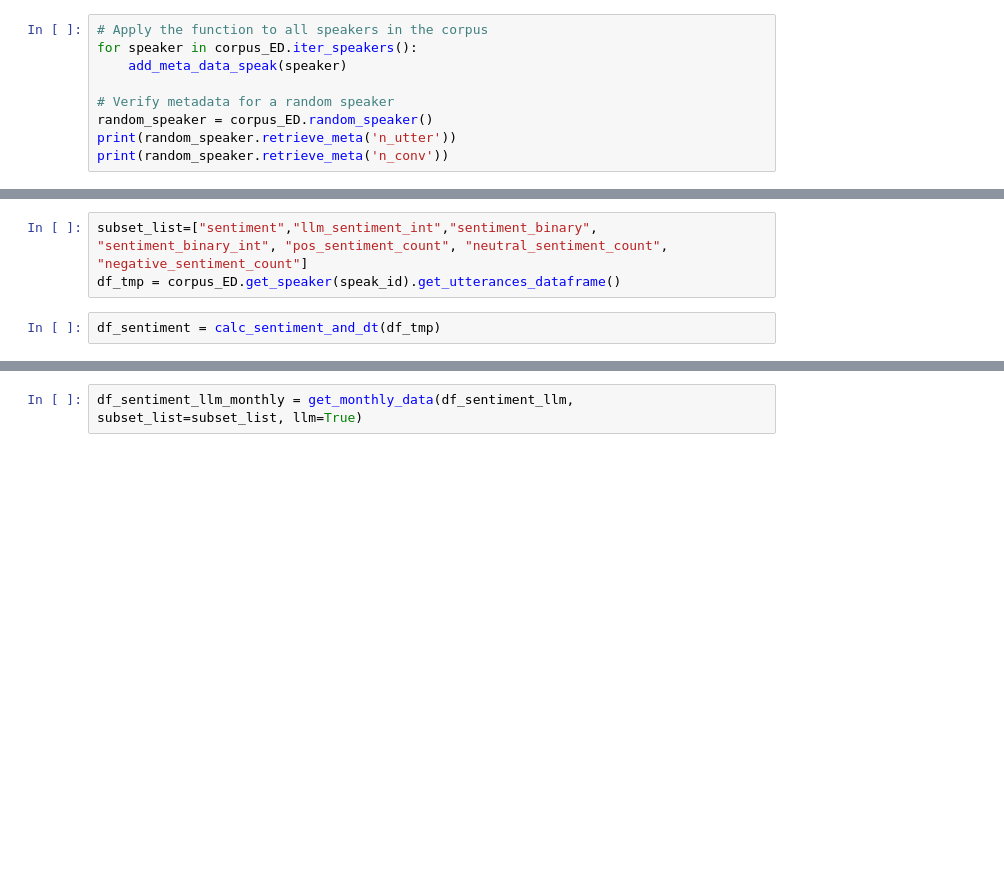
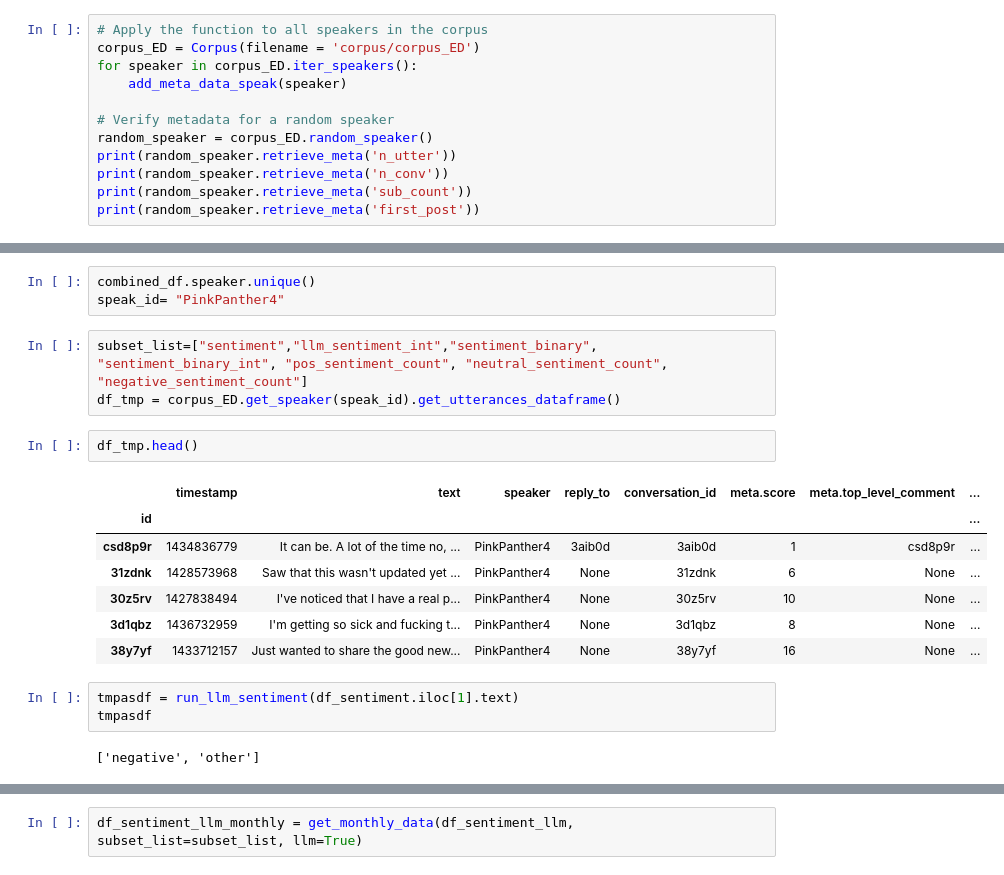
Before and after one commit to ArneDoose/lln_AN, a Jupyter notebook: llm_sentiment.ipynb, the cells around one changed output, grey strips where cells are left out. Drawn from its saved outputs; the diff is of its cells as text; blank space fills up the shorter version.

```diff
--- a/llm_sentiment.ipynb
+++ b/llm_sentiment.ipynb
@@ -209,6 +201,7 @@ def plot_sentiment_over_time(df, subset_list):
 # Format data and add metadata
 # %%
 # Apply the function to all speakers in the corpus
+corpus_ED = Corpus(filename = 'corpus/corpus_ED')
 for speaker in corpus_ED.iter_speakers():
     add_meta_data_speak(speaker)
 
@@ -216,4 +209,6 @@ for speaker in corpus_ED.iter_speakers():
 random_speaker = corpus_ED.random_speaker()
 print(random_speaker.retrieve_meta('n_utter'))
 print(random_speaker.retrieve_meta('n_conv'))
+print(random_speaker.retrieve_meta('sub_count'))
+print(random_speaker.retrieve_meta('first_post'))
 # %% [output]
@@ -768,8 +814,24 @@ speak_id= "toritxtornado"
 
 
 #df_tmp = corpus_ED.get_speaker(speak_id).get_utterances_dataframe()
+# %%
+combined_df.speaker.unique()
+speak_id= "PinkPanther4"
 # %%
 subset_list=["sentiment","llm_sentiment_int","sentiment_binary", "sentiment_binary_int", "pos_sentiment_count", "neutral_sentiment_count", "negative_sentiment_count"]
 df_tmp = corpus_ED.get_speaker(speak_id).get_utterances_dataframe()
-# %%
-df_sentiment = calc_sentiment_and_dt(df_tmp)
+# %%
+df_tmp.head()
+# %% [output]
+|  | timestamp | text | speaker | reply_to | conversation_id | meta.score | meta.top_level_comment | ... |
+| id |  |  |  |  |  |  |  | ... |
+| csd8p9r | 1434836779 | It can be. A lot of the time no, ... | PinkPanther4 | 3aib0d | 3aib0d | 1 | csd8p9r | ... |
+| 31zdnk | 1428573968 | Saw that this wasn't updated yet ... | PinkPanther4 | None | 31zdnk | 6 | None | ... |
+| 30z5rv | 1427838494 | I've noticed that I have a real p... | PinkPanther4 | None | 30z5rv | 10 | None | ... |
+| 3d1qbz | 1436732959 | I'm getting so sick and fucking t... | PinkPanther4 | None | 3d1qbz | 8 | None | ... |
+| 38y7yf | 1433712157 | Just wanted to share the good new... | PinkPanther4 | None | 38y7yf | 16 | None | ... |
+# %%
+tmpasdf = run_llm_sentiment(df_sentiment.iloc[1].text)
+tmpasdf
+# %% [output]
+['negative', 'other']
```
Also changed, not shown: parts of 32 cells of this notebook, 5 other files.
